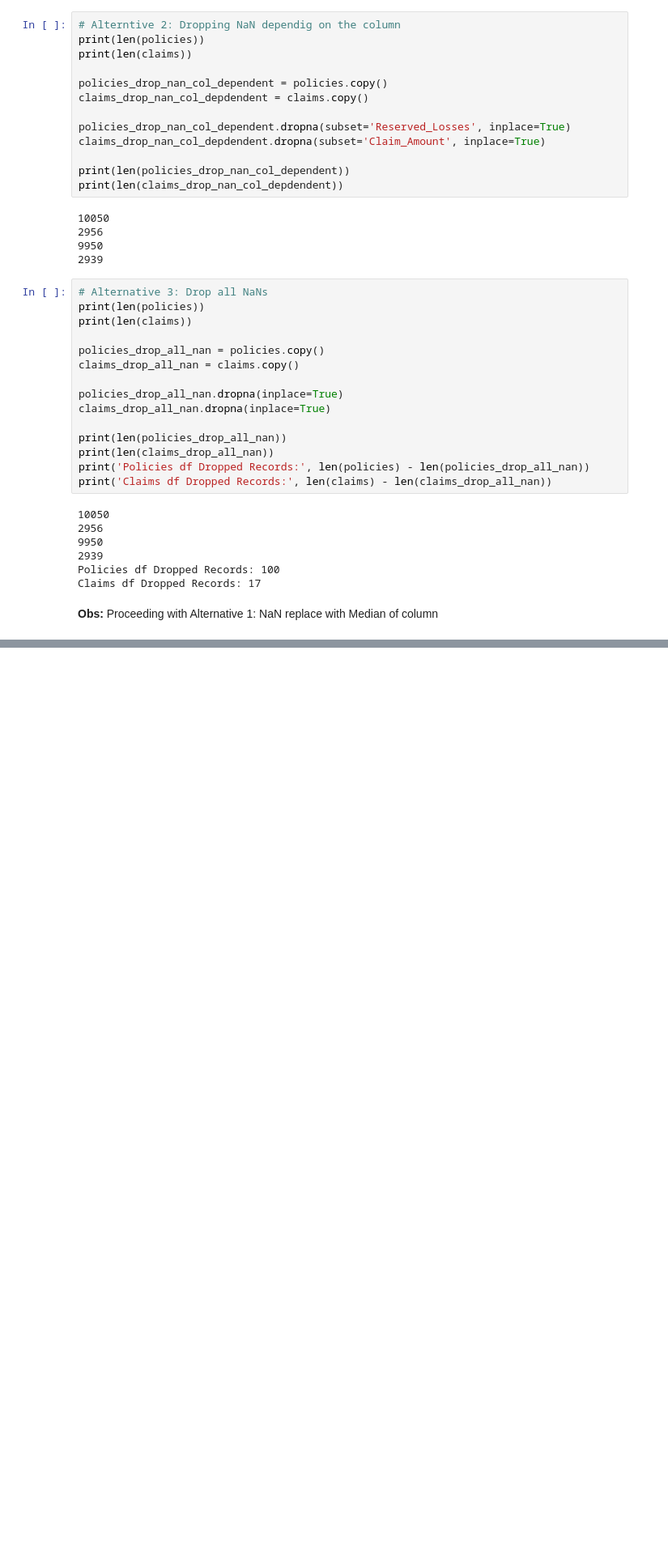
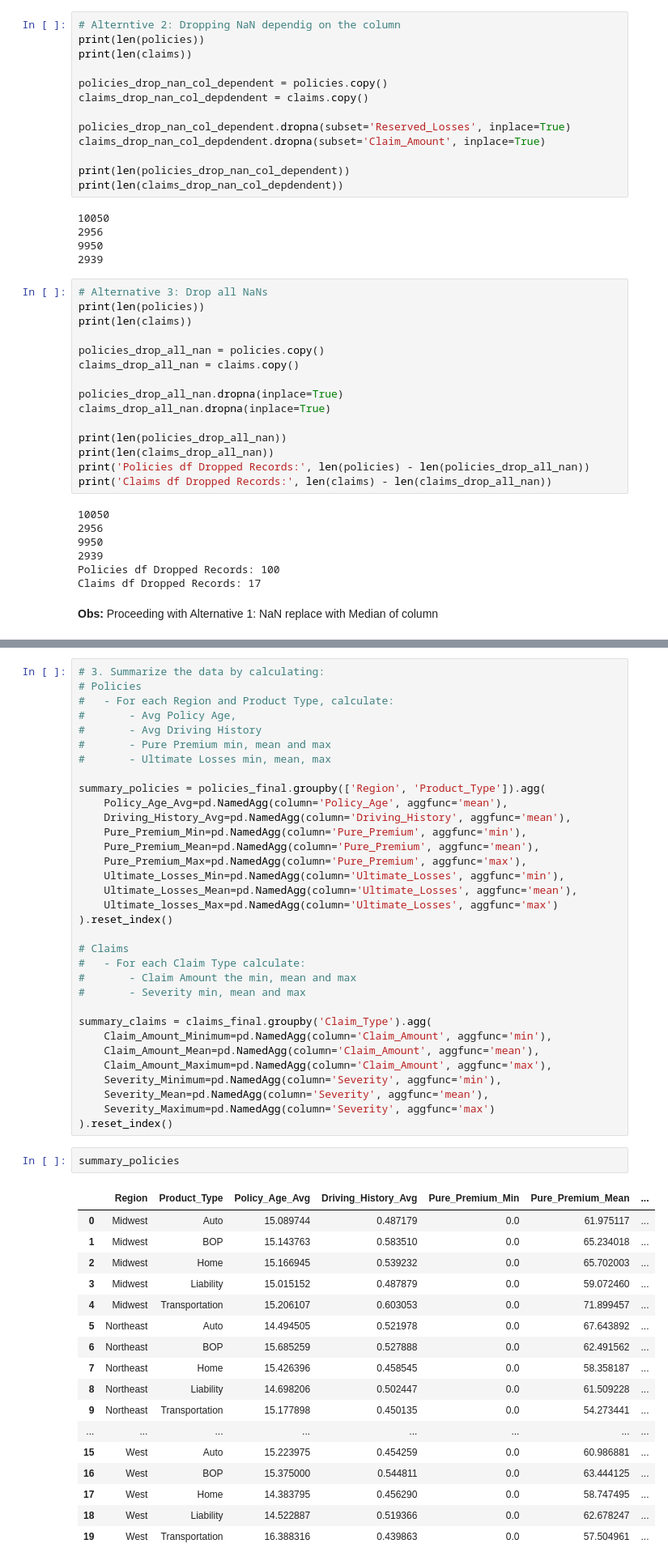
Before and after one commit to guilhermecadori/projects_Python, a Jupyter notebook: Summary.ipynb, the cells around one changed output, grey strips where cells are left out. Shown at 81% size. Drawn from its saved outputs; the diff is of its cells as text; blank space fills up the shorter version.

Commit message:
Working on summarizing data

```diff
--- a/Summary.ipynb
+++ b/Summary.ipynb
@@ -127,0 +199,53 @@ claim
+# %%
+# 3. Summarize the data by calculating:
+# Policies
+#   - For each Region and Product Type, calculate:
+#       - Avg Policy Age,
+#       - Avg Driving History
+#       - Pure Premium min, mean and max
+#       - Ultimate Losses min, mean, max
+
+summary_policies = policies_final.groupby(['Region', 'Product_Type']).agg(
+    Policy_Age_Avg=pd.NamedAgg(column='Policy_Age', aggfunc='mean'),
+    Driving_History_Avg=pd.NamedAgg(column='Driving_History', aggfunc='mean'),
+    Pure_Premium_Min=pd.NamedAgg(column='Pure_Premium', aggfunc='min'),
+    Pure_Premium_Mean=pd.NamedAgg(column='Pure_Premium', aggfunc='mean'),
+    Pure_Premium_Max=pd.NamedAgg(column='Pure_Premium', aggfunc='max'),
+    Ultimate_Losses_Min=pd.NamedAgg(column='Ultimate_Losses', aggfunc='min'),
+    Ultimate_Losses_Mean=pd.NamedAgg(column='Ultimate_Losses', aggfunc='mean'),
+    Ultimate_losses_Max=pd.NamedAgg(column='Ultimate_Losses', aggfunc='max')
+).reset_index()
+
+# Claims
+#   - For each Claim Type calculate:
+#       - Claim Amount the min, mean and max
+#       - Severity min, mean and max
+
+summary_claims = claims_final.groupby('Claim_Type').agg(
+    Claim_Amount_Minimum=pd.NamedAgg(column='Claim_Amount', aggfunc='min'),
+    Claim_Amount_Mean=pd.NamedAgg(column='Claim_Amount', aggfunc='mean'),
+    Claim_Amount_Maximum=pd.NamedAgg(column='Claim_Amount', aggfunc='max'),
+    Severity_Minimum=pd.NamedAgg(column='Severity', aggfunc='min'),
+    Severity_Mean=pd.NamedAgg(column='Severity', aggfunc='mean'),
+    Severity_Maximum=pd.NamedAgg(column='Severity', aggfunc='max')
+).reset_index()
+# %%
+summary_policies
+# %% [output]
+|  | Region | Product_Type | Policy_Age_Avg | Driving_History_Avg | Pure_Premium_Min | Pure_Premium_Mean | ... |
+| 0 | Midwest | Auto | 15.089744 | 0.487179 | 0.0 | 61.975117 | ... |
+| 1 | Midwest | BOP | 15.143763 | 0.583510 | 0.0 | 65.234018 | ... |
+| 2 | Midwest | Home | 15.166945 | 0.539232 | 0.0 | 65.702003 | ... |
+| 3 | Midwest | Liability | 15.015152 | 0.487879 | 0.0 | 59.072460 | ... |
+| 4 | Midwest | Transportation | 15.206107 | 0.603053 | 0.0 | 71.899457 | ... |
+| 5 | Northeast | Auto | 14.494505 | 0.521978 | 0.0 | 67.643892 | ... |
+| 6 | Northeast | BOP | 15.685259 | 0.527888 | 0.0 | 62.491562 | ... |
+| 7 | Northeast | Home | 15.426396 | 0.458545 | 0.0 | 58.358187 | ... |
+| 8 | Northeast | Liability | 14.698206 | 0.502447 | 0.0 | 61.509228 | ... |
+| 9 | Northeast | Transportation | 15.177898 | 0.450135 | 0.0 | 54.273441 | ... |
+| ... | ... | ... | ... | ... | ... | ... | ... |
+| 15 | West | Auto | 15.223975 | 0.454259 | 0.0 | 60.986881 | ... |
+| 16 | West | BOP | 15.375000 | 0.544811 | 0.0 | 63.444125 | ... |
+| 17 | West | Home | 14.383795 | 0.456290 | 0.0 | 58.747495 | ... |
+| 18 | West | Liability | 14.522887 | 0.519366 | 0.0 | 62.678247 | ... |
+| 19 | West | Transportation | 16.388316 | 0.439863 | 0.0 | 57.504961 | ... |
```
Also changed, not shown: parts of 10 cells of this notebook.
